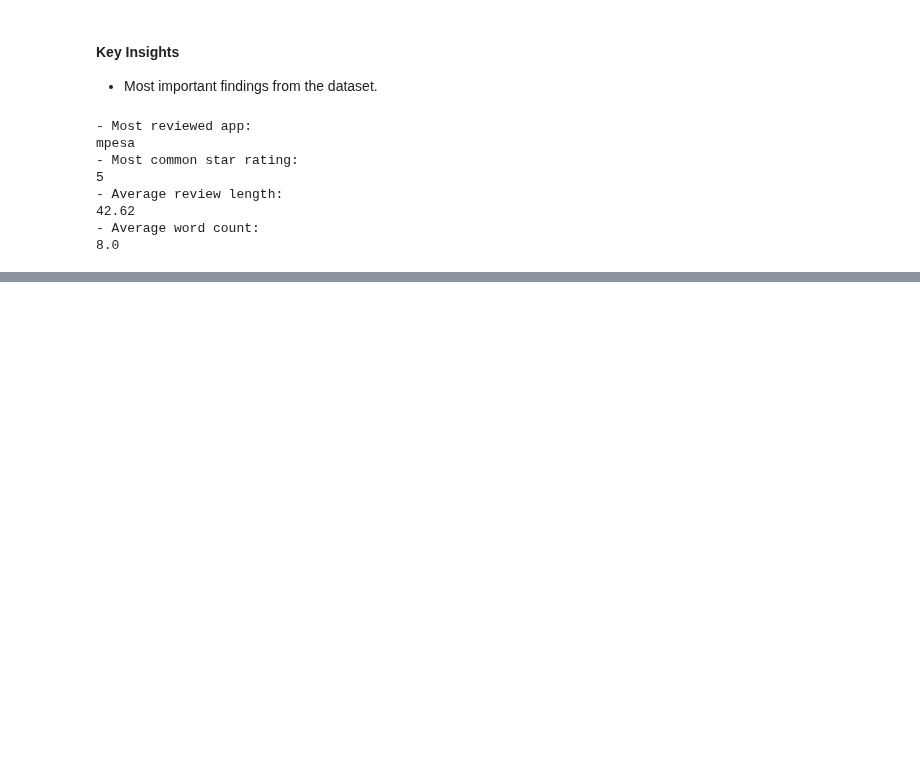
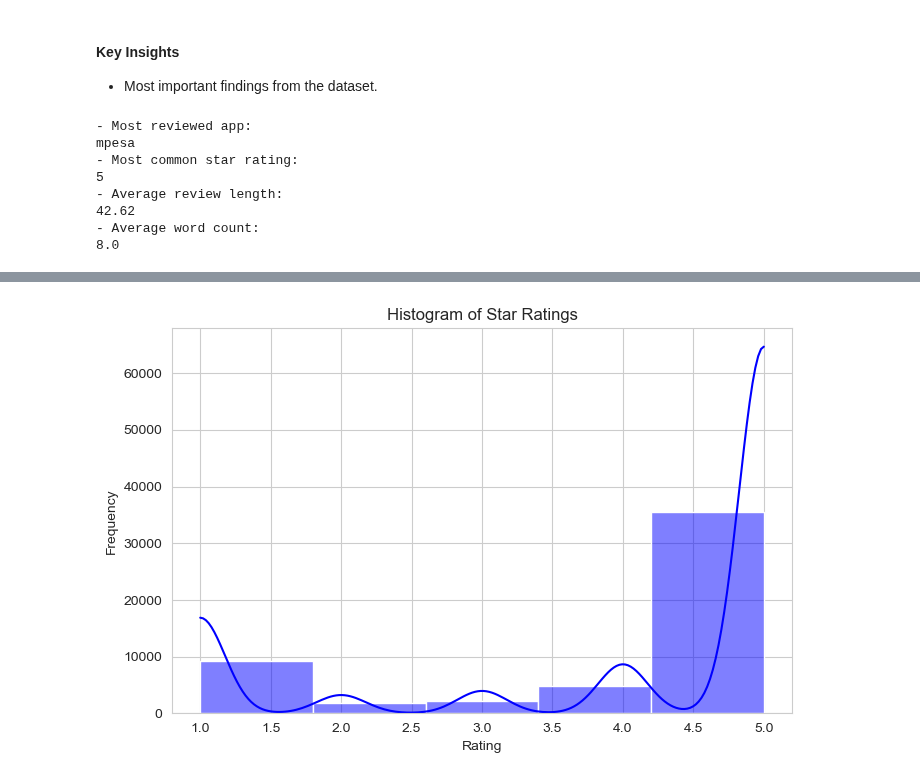
Before and after one commit to chepbree/Pesa-Salama-Classifier, a Jupyter notebook: notebooks/02.exploratory_data_analysis.ipynb, the cells around one changed output, grey strips where cells are left out. Cells and saved outputs as stored; diff of their text form; code cells hidden in the pictures; blank space fills up the shorter version.

Commit message:
Added histogram and boxplot visualizations

```diff
--- a/notebooks/02.exploratory_data_analysis.ipynb
+++ b/notebooks/02.exploratory_data_analysis.ipynb
@@ -300,0 +304,17 @@ mpesa
+# %%
+plt.figure(figsize=(8,5))
+
+sns.histplot(
+    df['score'],
+    bins=5,
+    kde=True,
+    color='blue'
+)
+
+plt.title('Histogram of Star Ratings')
+plt.xlabel('Rating')
+plt.ylabel('Frequency')
+
+plt.show()
+# %% [output]
+[figure, added]
```
Also changed, not shown: parts of 14 cells of this notebook.
